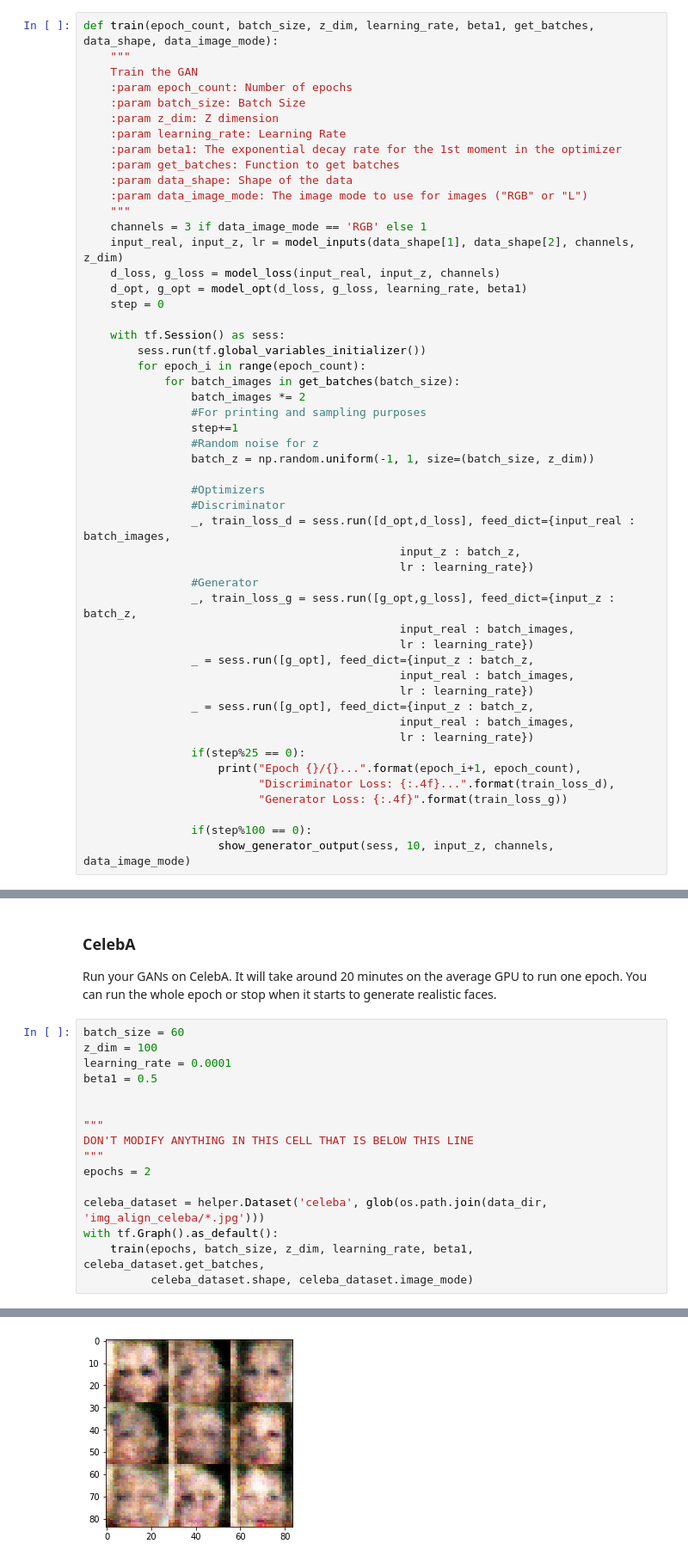
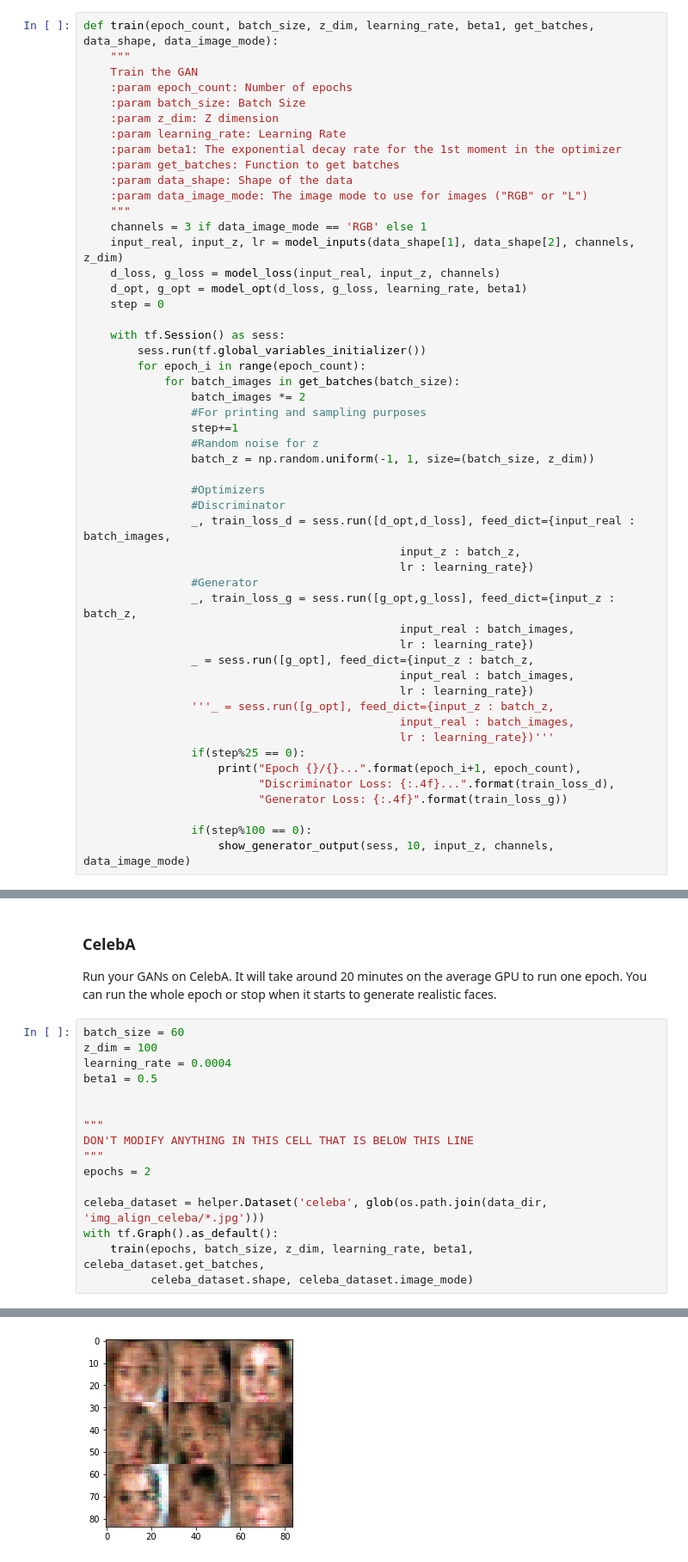
Before and after one commit to Rodolfobm/Face_Generation_DCGAN, a Jupyter notebook: dlnd_face_generation.ipynb, the cells around one changed output, grey strips where cells are left out. Shown at 86% size. Saved outputs shown, nothing was run; the diff lists cells and outputs as text.

```diff
--- a/dlnd_face_generation.ipynb
+++ b/dlnd_face_generation.ipynb
@@ -370,9 +366,9 @@ def train(epoch_count, batch_size, z_dim, learning_rate, beta1, get_batches, dat
                 _ = sess.run([g_opt], feed_dict={input_z : batch_z,
                                                input_real : batch_images,
                                                lr : learning_rate})
-                _ = sess.run([g_opt], feed_dict={input_z : batch_z,
+                '''_ = sess.run([g_opt], feed_dict={input_z : batch_z,
                                                input_real : batch_images,
-                                               lr : learning_rate})
+                                               lr : learning_rate})'''
                 if(step%25 == 0):
                     print("Epoch {}/{}...".format(epoch_i+1, epoch_count),
                           "Discriminator Loss: {:.4f}...".format(train_loss_d),
@@ -437,7 +433,7 @@ Run your GANs on CelebA.  It will take around 20 minutes on the average GPU to r
 # %%
 batch_size = 60
 z_dim = 100
-learning_rate = 0.0001
+learning_rate = 0.0004
 beta1 = 0.5
 
 
@@ -463 +459 @@ Epoch 1/2... Discriminator Loss: 1.0437... Generator Loss: 2.1354
-[figure, old version]
+[figure, new version]
```
Also changed, not shown: parts of 3 cells of this notebook.
